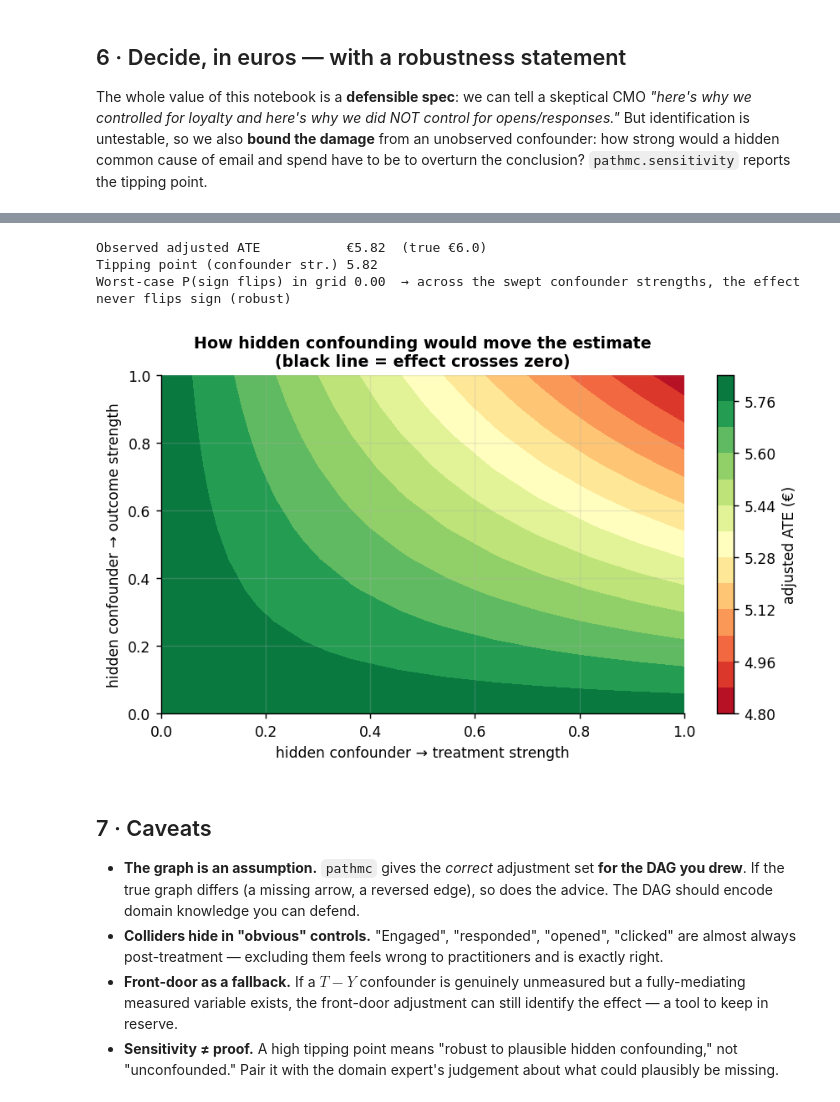
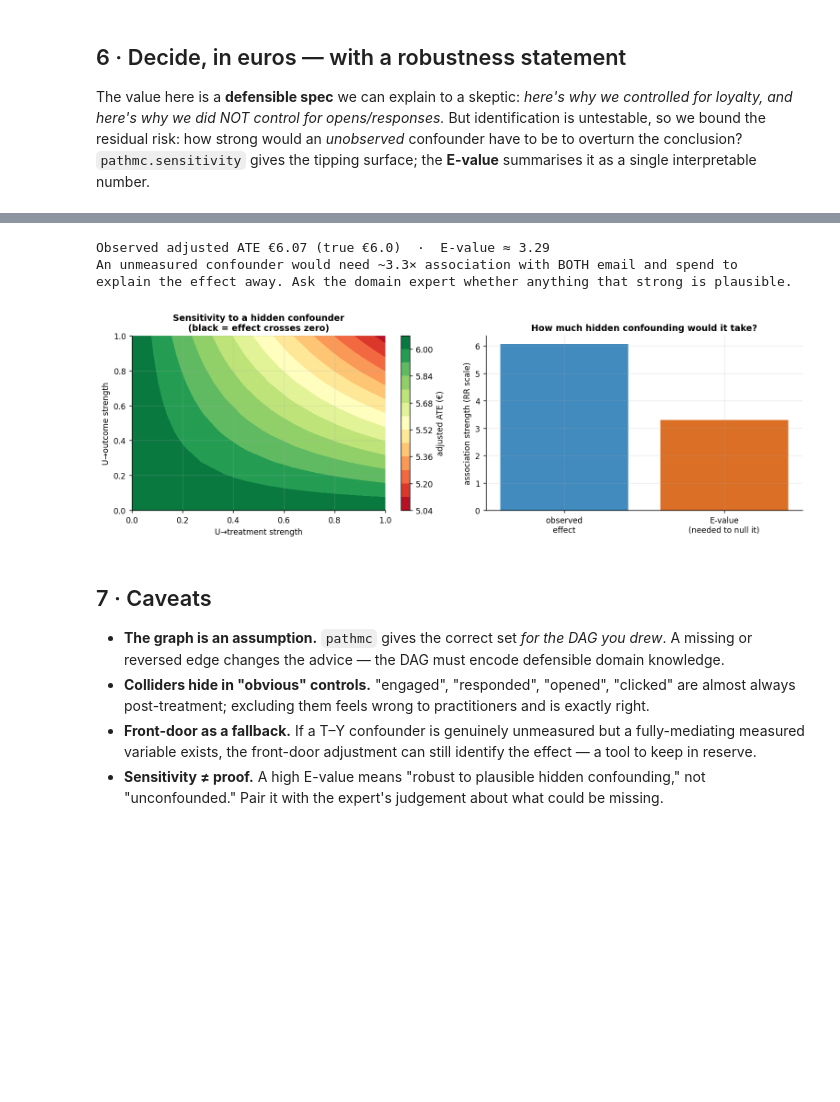
Before and after one commit to fmuia/sda_projects, a Jupyter notebook: notebooks/05_what_to_control_for.ipynb, the cells around one changed output, grey strips where cells are left out. Drawn from its saved outputs; the diff is of its cells as text; code cells hidden in the pictures; blank space fills up the shorter version.

```diff
--- a/notebooks/05_what_to_control_for.ipynb
+++ b/notebooks/05_what_to_control_for.ipynb
@@ -36,5 +56,5 @@ SEED = 17
 # %%
-df, true_ate = dgp.dag_control_demo(n=1500, seed=SEED)
+df, true_ate = dgp.dag_control_demo(n=2000, seed=SEED)
 print(f"TRUE effect of email on spend = €{true_ate:.1f}")
 df.head()
 # %% [output]
@@ -121,33 +130,32 @@ naive (nothing)                        € 9.43   (true €6.0, error +3.43)
 # %% [markdown]
 ## 6 · Decide, in euros — with a robustness statement
 
-The whole value of this notebook is a **defensible spec**: we can tell a skeptical
-CMO *"here's why we controlled for loyalty and here's why we did NOT control for
-opens/responses."* But identification is untestable, so we also **bound the damage**
-from an unobserved confounder: how strong would a hidden common cause of email and
-spend have to be to overturn the conclusion? `pathmc.sensitivity` reports the tipping
-point.
+The value here is a **defensible spec** we can explain to a skeptic: *here's why we controlled for
+loyalty, and here's why we did NOT control for opens/responses.* But identification is untestable,
+so we bound the residual risk: how strong would an *unobserved* confounder have to be to overturn
+the conclusion? `pathmc.sensitivity` gives the tipping surface; the **E-value** summarises it as a
+single interpretable number.
 # %%
 m.fit(random_seed=SEED, progressbar=False, **FIT)
 sens = m.sensitivity("spend", "email", n_grid=12)
-adj = np.asarray(sens.adjusted_ate_mean)          # (gamma × delta) grid of adjusted ATE
-psc = np.asarray(sens.prob_sign_change)           # grid of P(effect flips sign)
-print(f"Observed adjusted ATE           €{float(sens.observed_ate):.2f}  (true €{true_ate:.1f})")
-print(f"Tipping point (confounder str.) {float(sens.tipping_point):.2f}")
-print(f"Worst-case P(sign flips) in grid {psc.max():.2f}  "
-      f"→ across the swept confounder strengths, the effect "
-      + ("can flip sign" if psc.max() > 0.05 else "never flips sign (robust)"))
+adj = np.asarray(sens.adjusted_ate_mean); COSTLINE = 0.0
+evalue = metrics.e_value(float(sens.observed_ate), cost=COSTLINE, sd=float(df["spend"].std()))
+print(f"Observed adjusted ATE €{float(sens.observed_ate):.2f} (true €{true_ate:.1f})  ·  "
+      f"E-value ≈ {evalue:.2f}")
 
-# contour of the adjusted ATE as the hidden confounder's two strengths grow
 g, d = np.meshgrid(sens.gamma_values, sens.delta_values, indexing="ij")
-fig, ax = plt.subplots(figsize=(6.8, 4.2))
-cs = ax.contourf(g, d, adj, levels=12, cmap="RdYlGn")
-ax.contour(g, d, adj, levels=[0], colors="k", linewidths=1.5)   # sign-flip boundary
-plt.colorbar(cs, ax=ax, label="adjusted ATE (€)")
-ax.set_xlabel("hidden confounder → treatment strength")
-ax.set_ylabel("hidden confounder → outcome strength")
-ax.set_title("How hidden confounding would move the estimate\n(black line = effect crosses zero)")
+fig, ax = plt.subplots(1, 2, figsize=(12, 4))
+cs = ax[0].contourf(g, d, adj, levels=12, cmap="RdYlGn"); ax[0].contour(g, d, adj, levels=[0], colors="k", linewidths=1.6)
+plt.colorbar(cs, ax=ax[0], label="adjusted ATE (€)")
+ax[0].set_xlabel("U→treatment strength"); ax[0].set_ylabel("U→outcome strength")
+ax[0].set_title("Sensitivity to a hidden confounder\n(black = effect crosses zero)")
+# E-value intuition bar
+ax[1].bar(["observed\neffect","E-value\n(needed to null it)"], [abs(float(sens.observed_ate)), evalue],
+          color=[plots.BLUE, plots.ORANGE], alpha=0.9)
+ax[1].set_title("How much hidden confounding would it take?"); ax[1].set_ylabel("association strength (RR scale)")
 fig.tight_layout()
+print(f"An unmeasured confounder would need ~{evalue:.1f}× association with BOTH email and spend to\n"
+      f"explain the effect away. Ask the domain expert whether anything that strong is plausible.")
 # %% [output]
 Initializing NUTS using jitter+adapt_diag...
 Multiprocess sampling (2 chains in 2 jobs)
@@ -156,21 +164,18 @@ Sampling 2 chains for 400 tune and 400 draw iterations (800 + 800 draws total) t
 We recommend running at least 4 chains for robust computation of convergence diagnostics
 The rhat statistic is larger than 1.01 for some parameters. This indicates problems during sampling. See https://arxiv.org/abs/1903.08008 for details
-Observed adjusted ATE           €5.82  (true €6.0)
-Tipping point (confounder str.) 5.82
-Worst-case P(sign flips) in grid 0.00  → across the swept confounder strengths, the effect never flips sign (robust)
+Observed adjusted ATE €6.07 (true €6.0)  ·  E-value ≈ 3.29
+An unmeasured confounder would need ~3.3× association with BOTH email and spend to
+explain the effect away. Ask the domain expert whether anything that strong is plausible.
-[figure, old version]
+[figure, new version]
 # %% [markdown]
 ## 7 · Caveats
 
-- **The graph is an assumption.** `pathmc` gives the *correct* adjustment set **for
-  the DAG you drew**. If the true graph differs (a missing arrow, a reversed edge),
-  so does the advice. The DAG should encode domain knowledge you can defend.
-- **Colliders hide in "obvious" controls.** "Engaged", "responded", "opened",
-  "clicked" are almost always post-treatment — excluding them feels wrong to
-  practitioners and is exactly right.
-- **Front-door as a fallback.** If a $T\!-\!Y$ confounder is genuinely unmeasured but
-  a fully-mediating measured variable exists, the front-door adjustment can still
-  identify the effect — a tool to keep in reserve.
-- **Sensitivity ≠ proof.** A high tipping point means "robust to plausible hidden
-  confounding," not "unconfounded." Pair it with the domain expert's judgement about
-  what could plausibly be missing.
+- **The graph is an assumption.** `pathmc` gives the correct set *for the DAG you drew*. A missing
+  or reversed edge changes the advice — the DAG must encode defensible domain knowledge.
+- **Colliders hide in "obvious" controls.** "engaged", "responded", "opened", "clicked" are almost
+  always post-treatment; excluding them feels wrong to practitioners and is exactly right.
+- **Front-door as a fallback.** If a T–Y confounder is genuinely unmeasured but a fully-mediating
+  measured variable exists, the front-door adjustment can still identify the effect — a tool to
+  keep in reserve.
+- **Sensitivity ≠ proof.** A high E-value means "robust to plausible hidden confounding," not
+  "unconfounded." Pair it with the expert's judgement about what could be missing.
```
Also changed, not shown: parts of 13 cells of this notebook, 1 other file.
